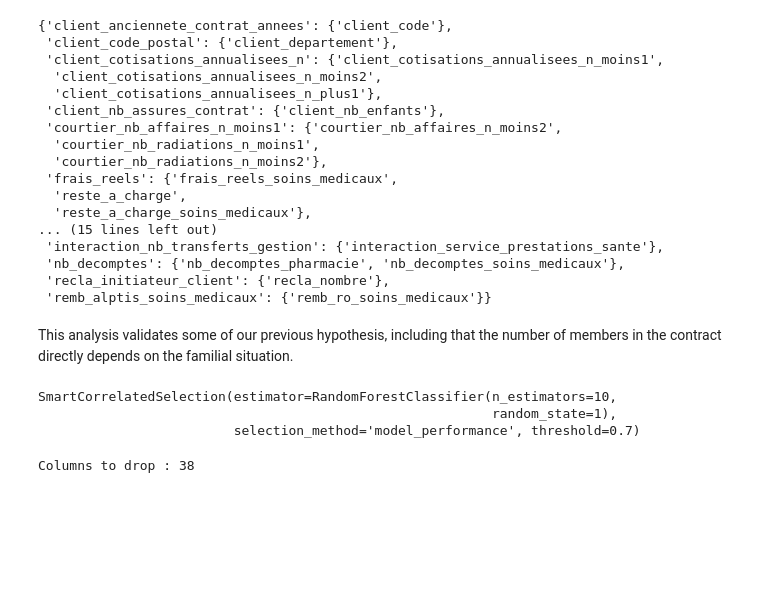
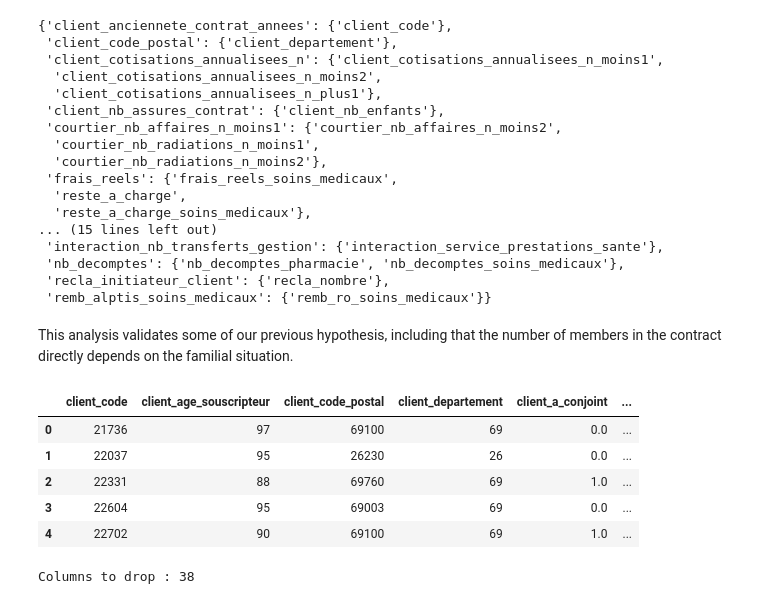
Before and after one commit to kellybourbon2/Alptis-churn-prediction, a Jupyter notebook: Models.ipynb, the cells around one changed output. Saved outputs shown, nothing was run; the diff lists cells and outputs as text; code cells hidden in the pictures; blank space fills up the shorter version.

```diff
--- a/Models.ipynb
+++ b/Models.ipynb
@@ -82,17 +82,13 @@ This analysis validates some of our previous hypothesis, including that the numb
 
 X= df_merged.drop(columns="target_resiliation_6mois")
 y= df_merged["target_resiliation_6mois"]
-
-smart_corr = SmartCorrelatedSelection(
-    method="pearson",
-    threshold=0.7,
-    missing_values="ignore",
-    selection_method="model_performance",
-    estimator=RandomForestClassifier(n_estimators=10, random_state=1), # the model from which to derive the importance
-)
-
-smart_corr.fit(X, y)
-# %% [output]
-SmartCorrelatedSelection(estimator=RandomForestClassifier(n_estimators=10,
-                                                          random_state=1),
-                         selection_method='model_performance', threshold=0.7)
+# %%
+pd.set_option('display.max_columns', None)
+X.head()
+# %% [output]
+|  | client_code | client_age_souscripteur | client_code_postal | client_departement | client_a_conjoint | ... |
+| 0 | 21736 | 97 | 69100 | 69 | 0.0 | ... |
+| 1 | 22037 | 95 | 26230 | 26 | 0.0 | ... |
+| 2 | 22331 | 88 | 69760 | 69 | 1.0 | ... |
+| 3 | 22604 | 95 | 69003 | 69 | 0.0 | ... |
+| 4 | 22702 | 90 | 69100 | 69 | 1.0 | ... |
```
Also changed, not shown: parts of 17 cells of this notebook, 4 other files.
